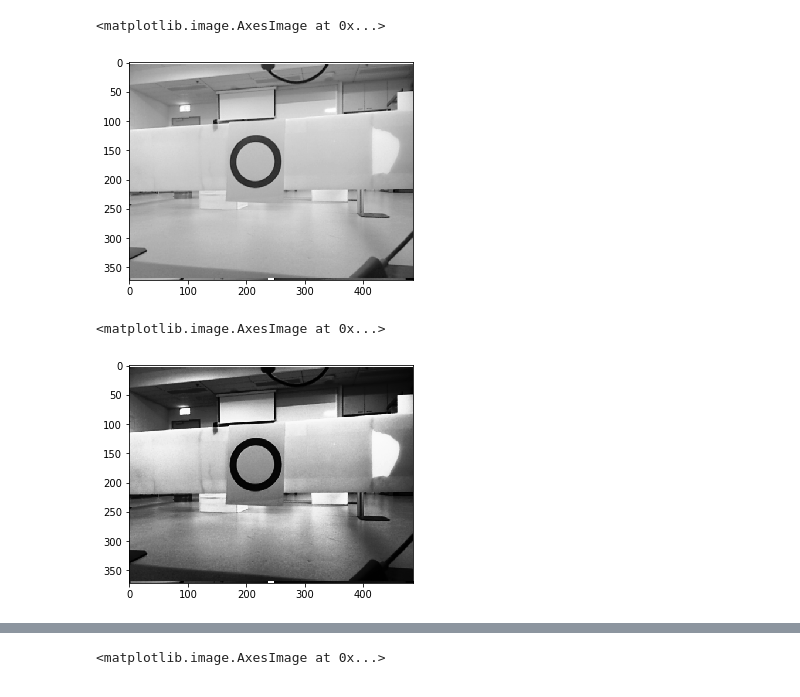
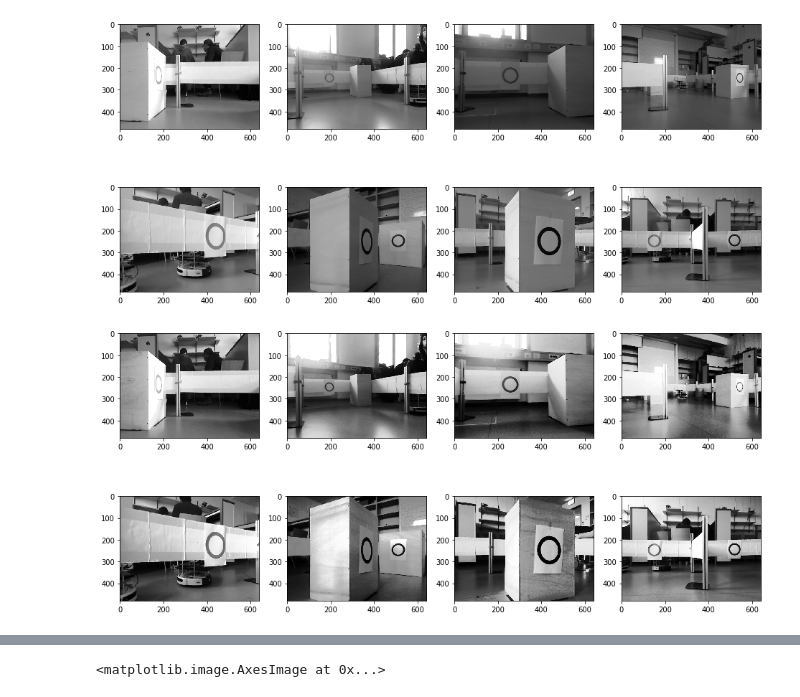
Before and after one commit to Oberzan/RIS2018, a Jupyter notebook: Notebooks/Ring detection.ipynb, the cells around one changed output, grey strips where cells are left out. Drawn from its saved outputs; the diff is of its cells as text; code cells hidden in the pictures.

```diff
--- a/Notebooks/Ring detection.ipynb
+++ b/Notebooks/Ring detection.ipynb
@@ -12,0 +6,27 @@ output = img.copy()
+# %%
+def display_images(images, cmap=None):
+    fig = plt.figure(figsize=(16, 16))
+    for i in range(1, len(images) + 1):
+        fig.add_subplot(4, 4, i)
+        plt.imshow(images[i - 1], cmap=cmap)
+
+
+
+def draw_contours(thresholds, images):
+    images_copy = [image.copy() for image in images]
+    contours_l = [cv2.findContours(thresh, cv2.RETR_CCOMP, cv2.CHAIN_APPROX_SIMPLE)[1] for thresh in thresholds]
+
+    for i in range(len(contours_l)):
+        cv2.drawContours(images_copy[i], contours_l[i], -1, (0, 255, 0), 3)
+    display_images(images_copy)
+# %%
+images = [cv2.imread('../images/img-1.png'),
+          cv2.imread('../images/img-6.png'),
+          cv2.imread('../images/img-10.png'),
+          cv2.imread('../images/img-12.png'),
+          cv2.imread('../images/img-14.png'),
+          cv2.imread('../images/img-38.png'),
+          cv2.imread('../images/img-46.png'),
+          cv2.imread('../images/img-58.png')]
+
+display_images(images)
@@ -13,6 +37,5 @@ output = img.copy()
 # %%
-gray = cv2.cvtColor(img, cv2.COLOR_RGB2GRAY)
-plt.imshow(gray, cmap="gray")
+gray_images = [cv2.cvtColor(image, cv2.COLOR_RGB2GRAY) for image in images]
+display_images(gray_images, cmap="gray")
 # %% [output]
-<matplotlib.image.AxesImage at 0x...>
-[figure, old version]
+[figure, new version]
@@ -22,6 +42,5 @@ plt.imshow(gray, cmap="gray")
 # %%
-hist = cv2.equalizeHist(gray)
-plt.imshow(hist, cmap="gray")
+hist_images = [cv2.equalizeHist(gray) for gray in gray_images]
+display_images(hist_images, cmap="gray")
 # %% [output]
-<matplotlib.image.AxesImage at 0x...>
-[figure, old version]
+[figure, new version]
```
Also changed, not shown: parts of 10 cells of this notebook.
